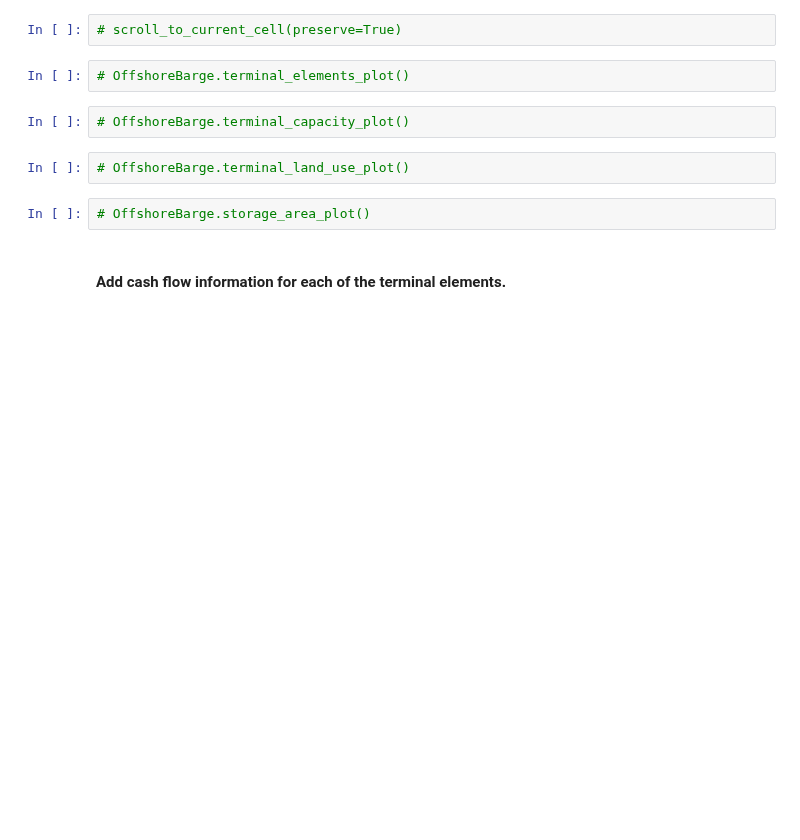
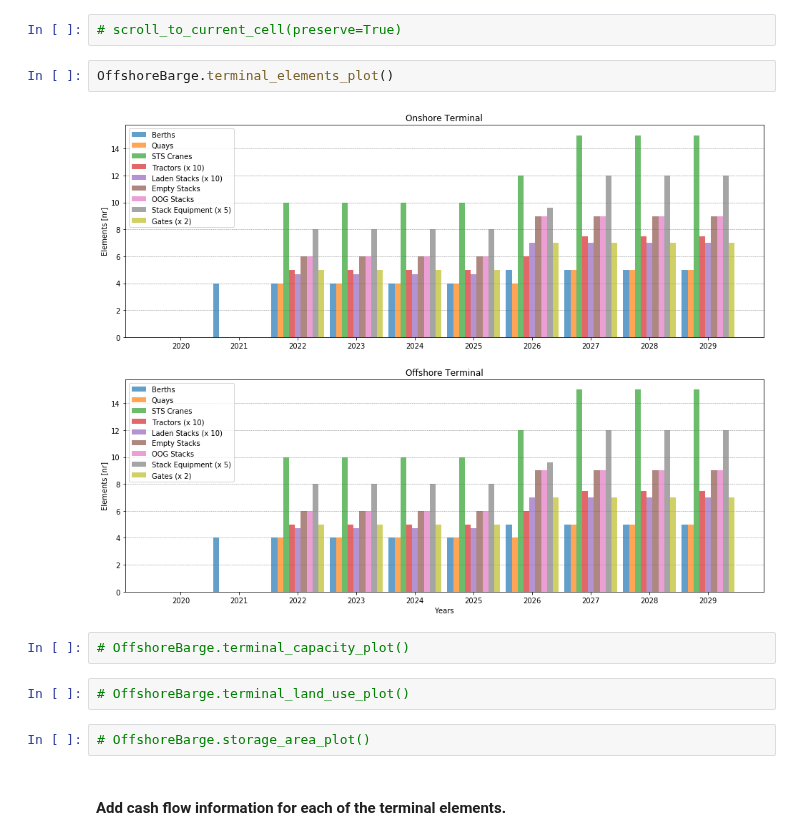
Before and after one commit to TUDelft-CITG/OpenTISim, a Jupyter notebook: notebooks/Example 02 - Offshore Port System - Barges.ipynb, the cells around one changed output. Saved outputs shown, nothing was run; the diff lists cells and outputs as text; blank space fills up the shorter version.

```diff
--- a/notebooks/Example 02 - Offshore Port System - Barges.ipynb
+++ b/notebooks/Example 02 - Offshore Port System - Barges.ipynb
@@ -323,7 +330,9 @@ Laden
 # %%
 # scroll_to_current_cell(preserve=True)
-# %%
-# OffshoreBarge.terminal_elements_plot()
+# %%
+OffshoreBarge.terminal_elements_plot()
+# %% [output]
+[figure, added]
 # %%
 # OffshoreBarge.terminal_capacity_plot()
 # %%
```
Also changed, not shown: parts of 11 cells of this notebook, 3 other files.
